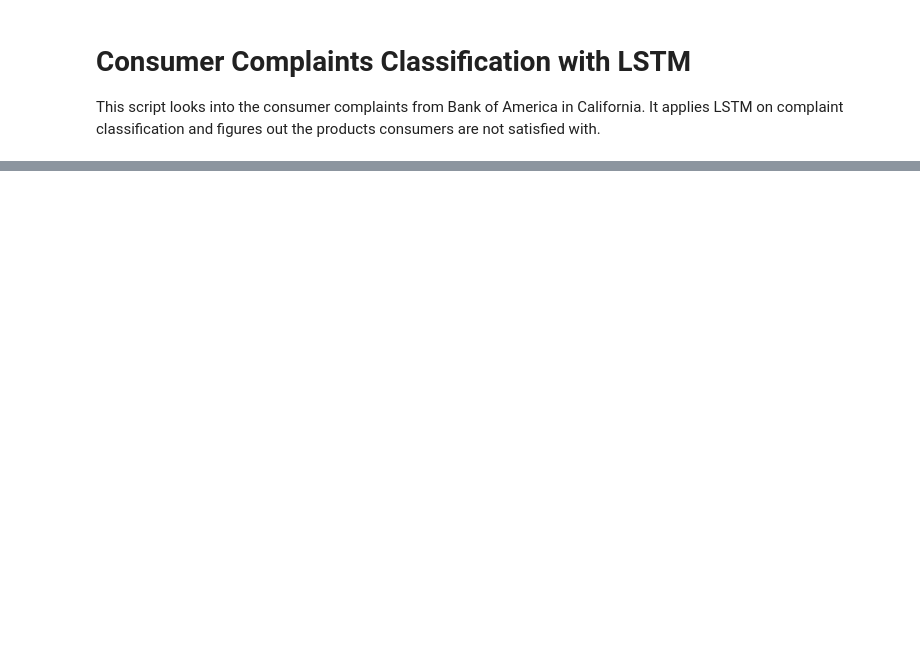
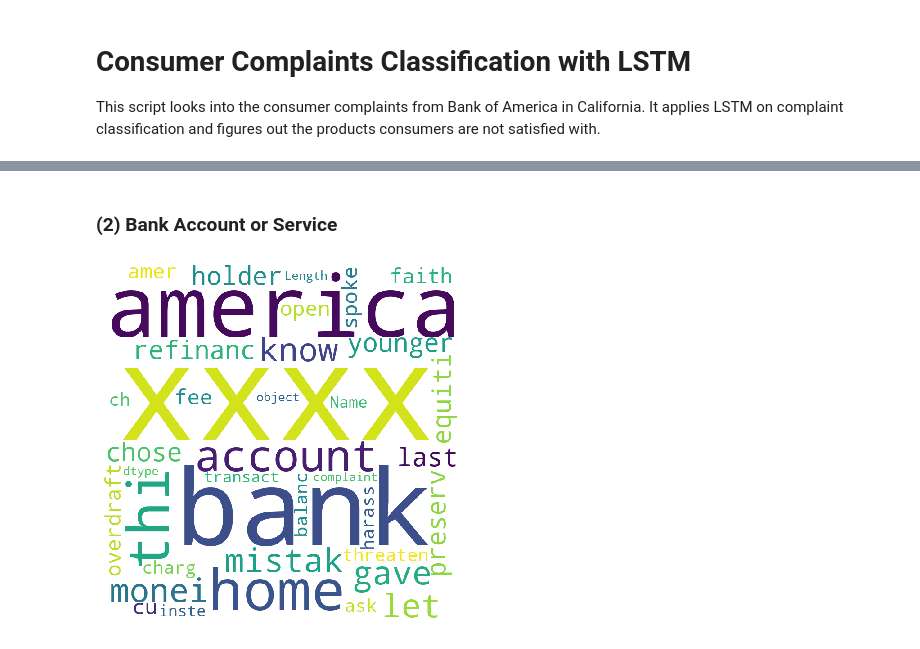
Before and after one commit to yinhan1/Kaggle_Python, a Jupyter notebook: consumer complaints/consumer complaints.ipynb, the cells around one changed output, grey strips where cells are left out. Saved outputs shown, nothing was run; the diff lists cells and outputs as text; code cells hidden in the pictures; blank space fills up the shorter version.

```diff
--- a/consumer complaints/consumer complaints.ipynb
+++ b/consumer complaints/consumer complaints.ipynb
@@ -142,0 +120,6 @@ Test set
+# %% [markdown]
+### (2) Bank Account or Service
+# %%
+word_cloud_plotter(df_token.query('product == "Bank account or service"').complaint)
+# %% [output]
+[figure, added]
```
Also changed, not shown: parts of 37 cells of this notebook, 2 other files.
